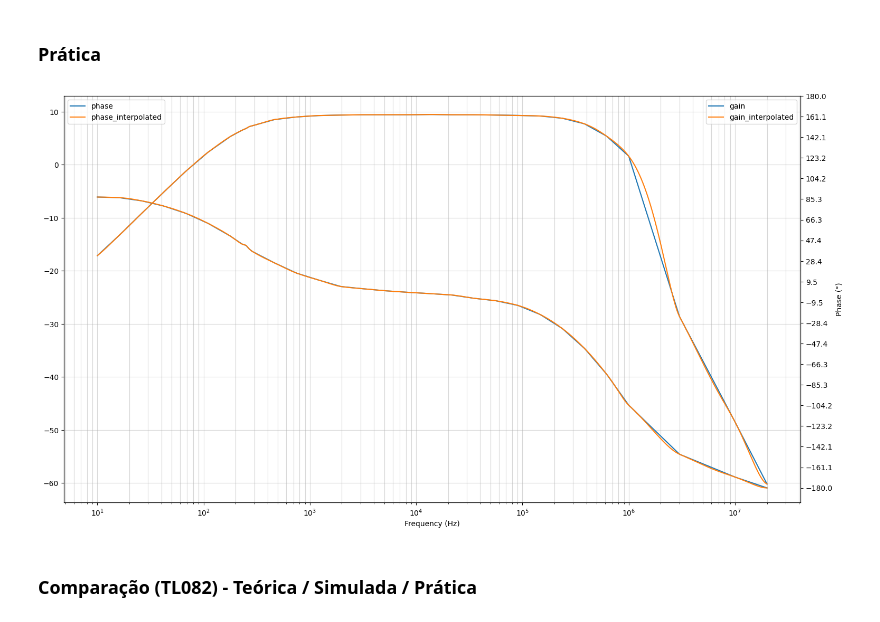
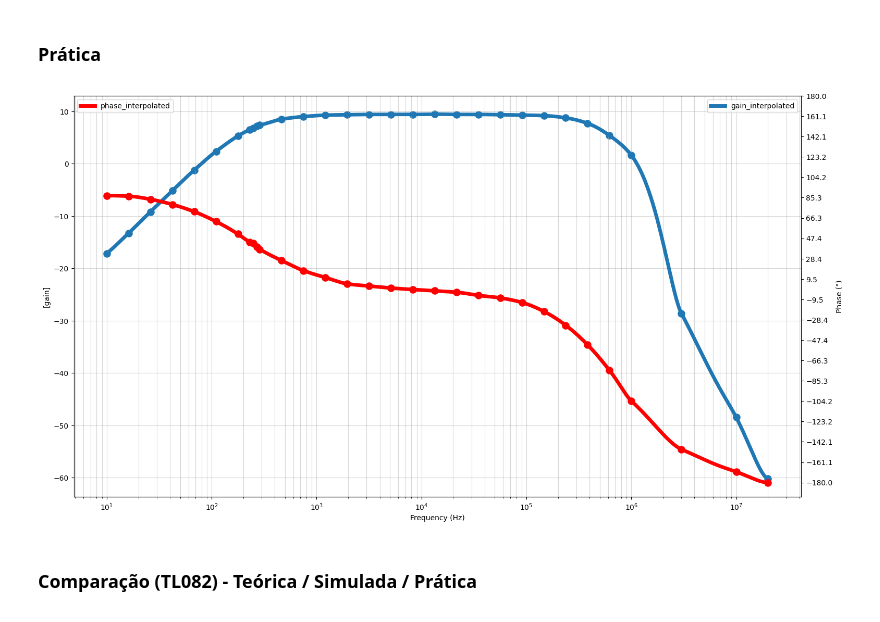
Before and after one commit to JoaoMario109/eletronica-3, a Jupyter notebook: atividade-1/analise1.ipynb, the cells around one changed output. Drawn from its saved outputs; the diff is of its cells as text; code cells hidden in the pictures.

Commit message:
Improve interpolation plot for better visualization in slides

```diff
--- a/atividade-1/analise1.ipynb
+++ b/atividade-1/analise1.ipynb
@@ -730,42 +730,42 @@ interpolated_phase = interpolate.pchip_interpolate(
 fig, ax = plt.subplots(figsize = (18, 10))
 
 # Plotting gain interpolation
-df_experiment.plot(ax = ax, y = ["gain"])
-ax.plot(new_index, interpolated_gain, label = "gain_interpolated")
+df_experiment.reset_index().plot.scatter(ax = ax,x = "frequency" , y = ["gain"], linewidth = 6)
+ax.plot(new_index, interpolated_gain, label = "gain_interpolated", lw = 5)
 
 # Plotting phase interpolation
 ax2 = ax.twinx()
-df_experiment.plot(ax = ax2, y = ["phase"])
-ax2.plot(new_index, interpolated_phase, label = "phase_interpolated")
+df_experiment.reset_index().plot.scatter(ax = ax2,x = "frequency" , y = ["phase"], color = 'r', linewidth = 6)
+ax2.plot(new_index, interpolated_phase, label = "phase_interpolated", color = 'r', lw = 5)
 
 # configure X axis
 ax.legend()
 ax.set_xscale('log', base = 10)
 ax.xaxis.set_major_locator(LogLocator(base = 10.0, numticks = 15))
 ax.xaxis.set_minor_locator(
 	LogLocator(
 		base = 10.0, subs = np.arange(0.1, 1.0, 0.1), numticks = 150
 	)
 )
 ax.set_xlabel("Frequency (Hz)")
 
 ax2.legend(loc="upper left")
 ax2.set_ylabel("Phase (°)")
 ax2.set_yticks(np.round(np.linspace(-180, 180, 20), 1))
 
 ax.grid(visible = True, which = "both", axis = "both", alpha = 0.5)
 
 # creating interpolated dataframe
 df_experiment = pd.DataFrame(
 	{
 		"gain": interpolated_gain,
 		"phase": interpolated_phase,
 		"frequency": new_index
 	},
 )
 df_experiment = df_experiment.set_index("frequency")
 # %% [output]
-[figure, old version]
+[figure, new version]
 # %% [markdown]
 ### Comparação (TL082) - Teórica / Simulada / Prática
 # %%
```
